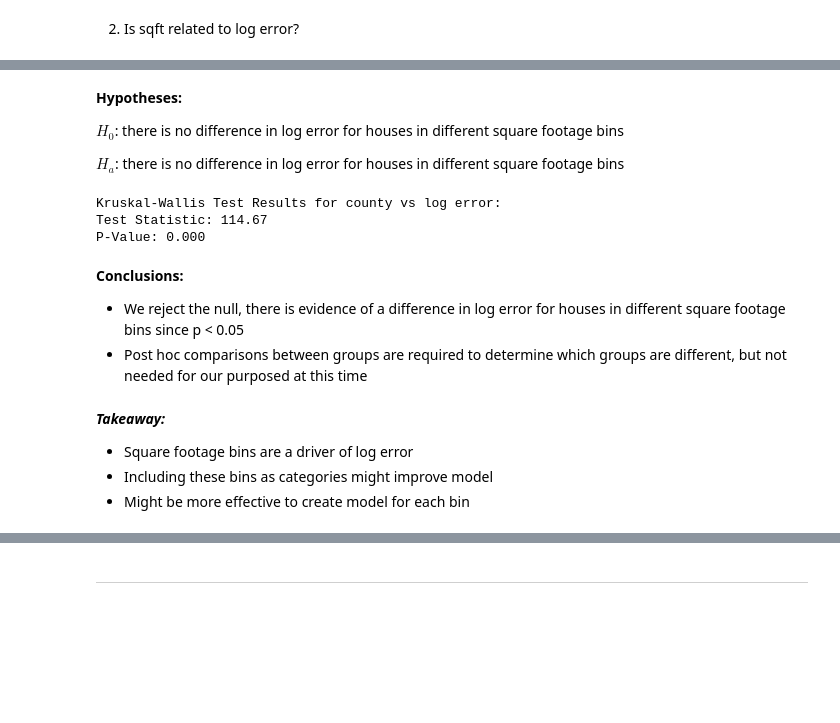
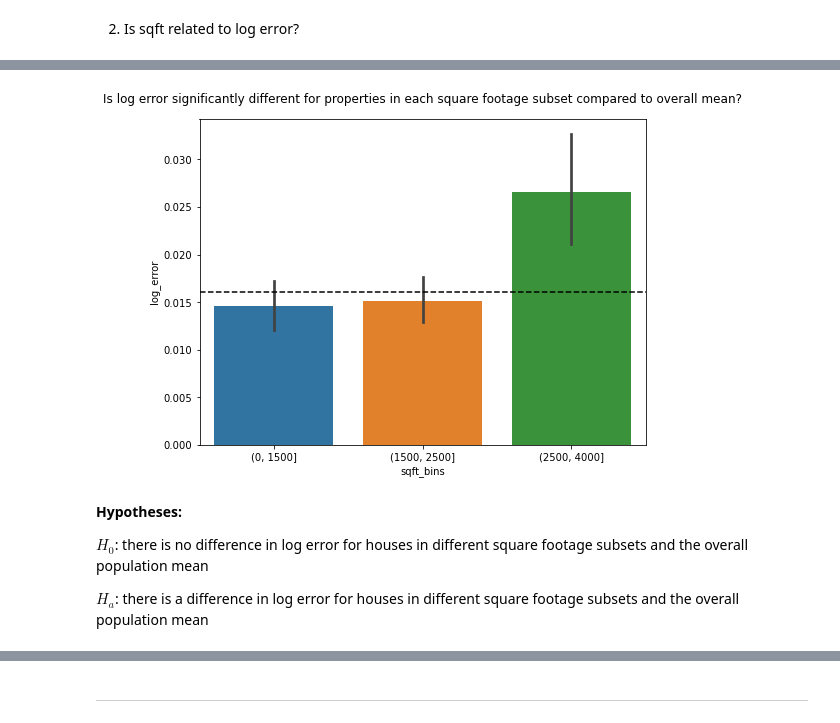
Before and after one commit to adam-talbot/clustering-project, a Jupyter notebook: final_notebook.ipynb, the cells around one changed output, grey strips where cells are left out. Drawn from its saved outputs; the diff is of its cells as text; code cells hidden in the pictures; blank space fills up the shorter version.

```diff
--- a/final_notebook.ipynb
+++ b/final_notebook.ipynb
@@ -294,6 +295,0 @@ plt.title('Is logerror significantly different for properties in each square foo
-# %% [markdown]
-**Hypotheses:**
-
-$H_0$: there is no difference in log error for houses in different square footage bins
-
-$H_a$: there is no difference in log error for houses in different square footage bins
@@ -302,15 +296,13 @@ stat, p = stats.kruskal(train_exp.log_error[train_exp.sqft <= 1500], train_exp.l
-# %%
-print(f'Kruskal-Wallis Test Results for county vs log error:\nTest Statistic: {stat:.2f}\nP-Value: {p:.3f}')
-# %% [output]
-Kruskal-Wallis Test Results for county vs log error:
-Test Statistic: 114.67
-P-Value: 0.000
-# %% [markdown]
-**Conclusions:**
-- We reject the null, there is evidence of a difference in log error for houses in different square footage bins since p < 0.05
-- Post hoc comparisons between groups are required to determine which groups are different, but not needed for our purposed at this time
-# %% [markdown]
-***Takeaway:***
-- Square footage bins are a driver of log error
-- Including these bins as categories might improve model
-- Might be more effective to create model for each bin
+# %%
+plt.figure(figsize=(8, 6))
+sns.barplot(y=train_exp.log_error, x=train_exp.sqft_bins)
+plt.axhline(y=train_exp.log_error.mean(), ls='--', color='black')
+plt.title('Is log error significantly different for properties in each square footage subset compared to overall mean?', pad=16);
+# %% [output]
+[figure, added]
+# %% [markdown]
+**Hypotheses:**
+
+$H_0$: there is no difference in log error for houses in different square footage subsets and the overall population mean
+
+$H_a$: there is a difference in log error for houses in different square footage subsets and the overall population mean
```
Also changed, not shown: parts of 105 cells of this notebook, 4 other files.
